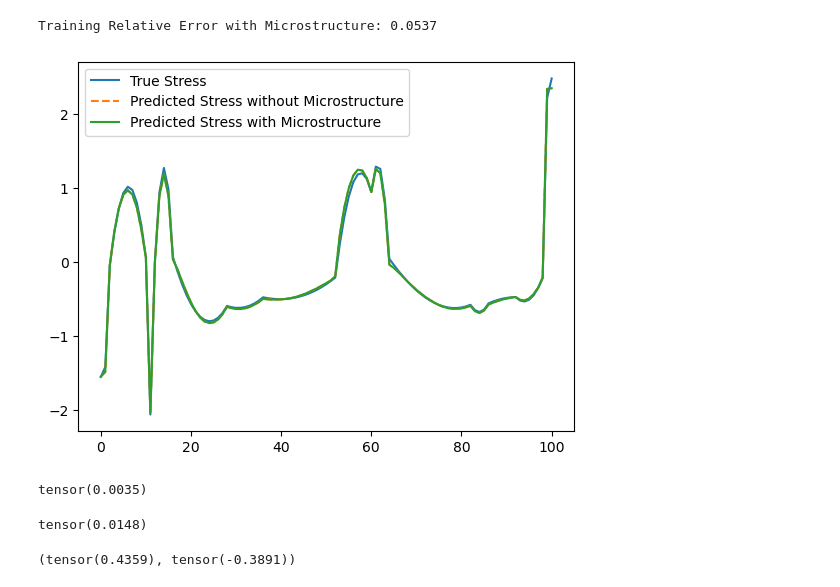
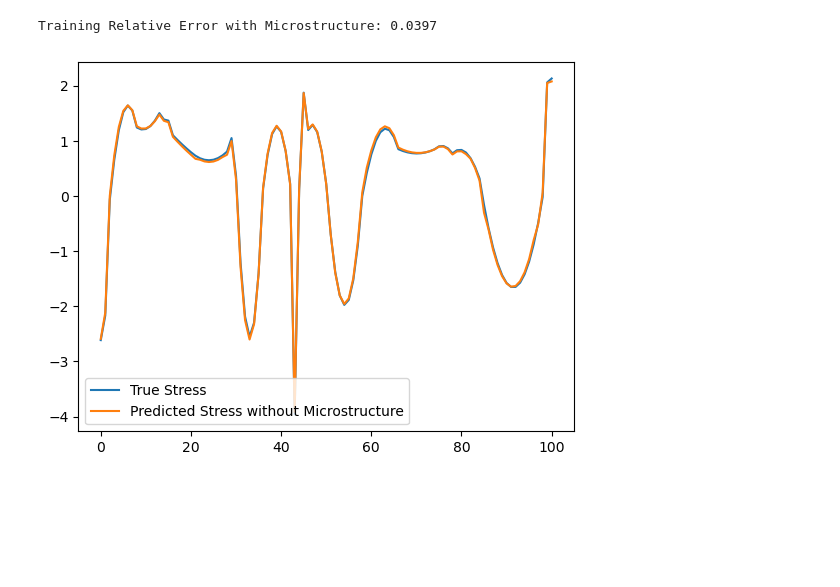
Before and after one commit to m-raj/microstructure-dependent-material-model, a Jupyter notebook: microstructure_dependent.ipynb, the cells around one changed output. Drawn from its saved outputs; the diff is of its cells as text; code cells hidden in the pictures; blank space fills up the shorter version.

```diff
--- a/microstructure_dependent.ipynb
+++ b/microstructure_dependent.ipynb
@@ -13,7 +13,7 @@ from m_encoder import *
 with open('data/2024-10-13_PC1D_process10_data.pkl', 'rb') as f:
     data = pickle.load(f)
 
-N = 10
+N = 100
 step = 50
 
 e = torch.tensor(data['strain'][:N,::step], dtype=torch.float32)
@@ -114,4 +105,4 @@ NameError: name 'vmm' is not defined
 # %%
-vmm_m = mib.ViscoelasticMaterialModelM(22, 200, (1, 1, 20), 20, ae_E.encoder, ae_nu.encoder)
+vmm_m = mib.ViscoelasticMaterialModelM(22, 100, (1, 1, 20), 100, ae_E.encoder, ae_nu.encoder)
 optimizer_m = torch.optim.Adam(vmm_m.parameters(), lr=1e-3)
 loss_history_m = []
@@ -194,25 +199,13 @@ plt.show()
 # %%
 s_pred, _ = vmm_m(e, e_dot, E, nu)
-i = 6
+i = 5
 plt.plot(s[i,:,0].detach().numpy(), label='True Stress')
 s_pred_m, xi_m = vmm_m(e, e_dot, E, nu)
-plt.plot(s_pred[i,:,0].detach().numpy(), '--', label='Predicted Stress without Microstructure')
-plt.plot(s_pred_m[i,:,0].detach().numpy(), label='Predicted Stress with Microstructure')
+plt.plot(s_pred[i,:,0].detach().numpy(), '-', label='Predicted Stress without Microstructure')
+# plt.plot(s_pred_m[i,:,0].detach().numpy(), '--',label='Predicted Stress with Microstructure')
 plt.legend()
 train_error_m = loss_function.L2RelativeError(s_pred_m, s).item()
 print(f'Training Relative Error with Microstructure: {train_error_m:.4f}')
 # %% [output]
-Training Relative Error with Microstructure: 0.0537
+Training Relative Error with Microstructure: 0.0397
-[figure, old version]
+[figure, new version]
-# %%
-vmm_m.energy_function.fc1.weight.grad.abs().mean()
-# %% [output]
-tensor(0.0035)
-# %%
-vmm_m.dissipation_potential.picnn.fc1.weight.grad.abs().mean()
-# %% [output]
-tensor(0.0148)
-# %%
-e.max(), e.min()
-# %% [output]
-(tensor(0.4359), tensor(-0.3891))
```
Also changed, not shown: parts of 12 cells of this notebook, 4 other files.
